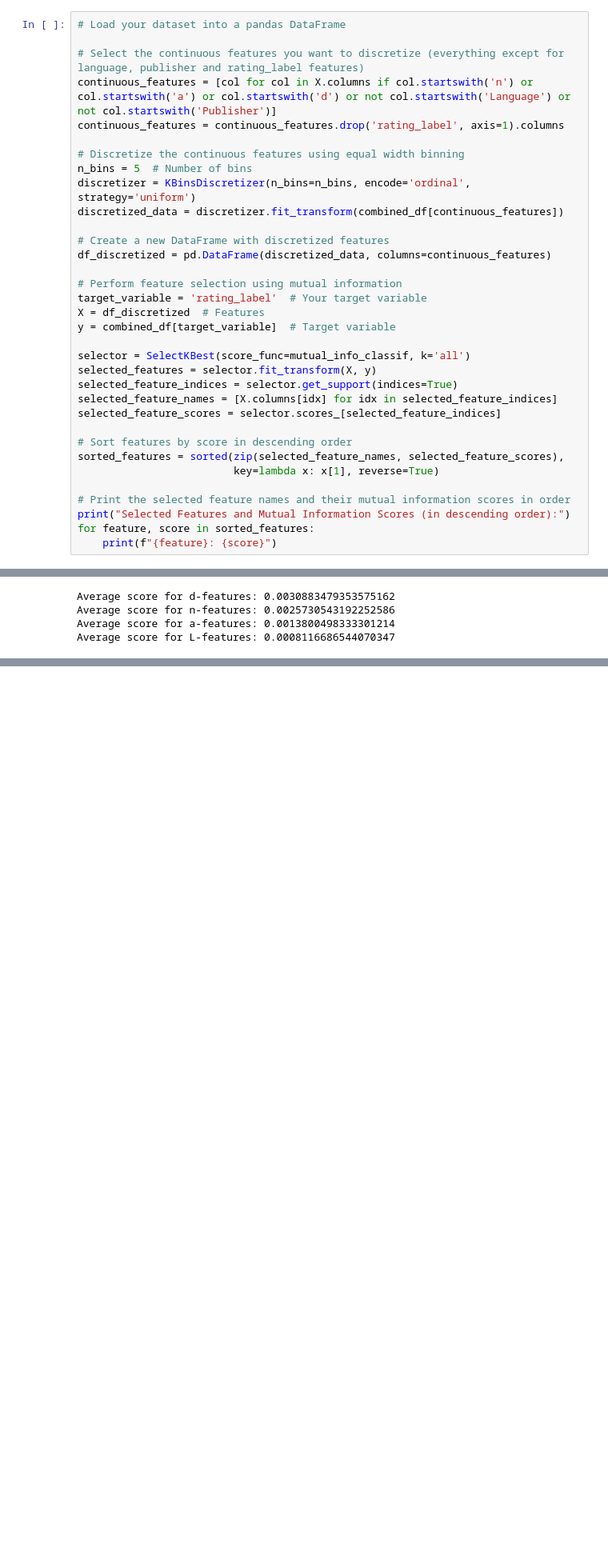
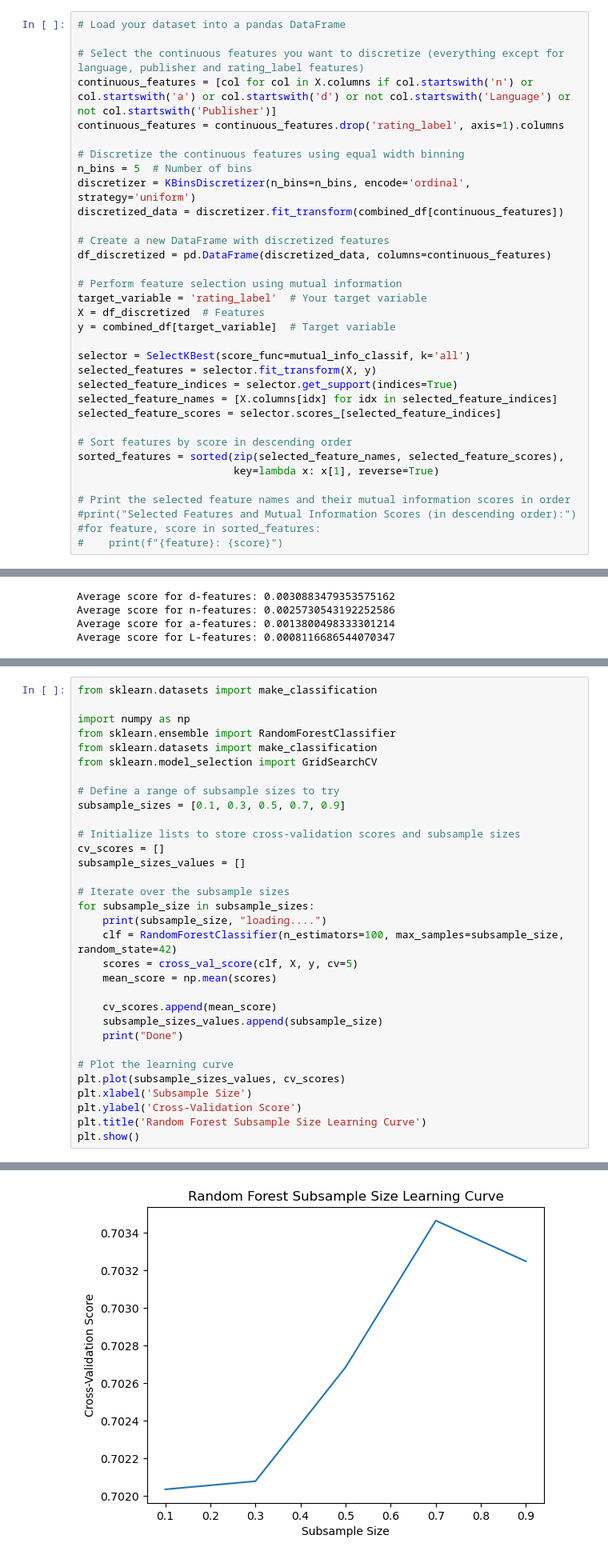
Before and after one commit to lzrobinson/Machine-Learning-Project-2, a Jupyter notebook: randomForest.ipynb, the cells around one changed output, grey strips where cells are left out. Shown at 80% size. Drawn from its saved outputs; the diff is of its cells as text; blank space fills up the shorter version.

```diff
--- a/randomForest.ipynb
+++ b/randomForest.ipynb
@@ -327,7 +339,7 @@ sorted_features = sorted(zip(selected_feature_names, selected_feature_scores),
                          key=lambda x: x[1], reverse=True)
 
 # Print the selected feature names and their mutual information scores in order
-print("Selected Features and Mutual Information Scores (in descending order):")
-for feature, score in sorted_features:
-    print(f"{feature}: {score}")
+#print("Selected Features and Mutual Information Scores (in descending order):")
+#for feature, score in sorted_features:
+#    print(f"{feature}: {score}")
 # %% [output]
@@ -369,0 +420,33 @@ Average score for L-features: 0.0008116686544070347
+# %%
+from sklearn.datasets import make_classification
+
+import numpy as np
+from sklearn.ensemble import RandomForestClassifier
+from sklearn.datasets import make_classification
+from sklearn.model_selection import GridSearchCV
+
+# Define a range of subsample sizes to try
+subsample_sizes = [0.1, 0.3, 0.5, 0.7, 0.9]
+
+# Initialize lists to store cross-validation scores and subsample sizes
+cv_scores = []
+subsample_sizes_values = []
+
+# Iterate over the subsample sizes
+for subsample_size in subsample_sizes:
+    print(subsample_size, "loading....")
+    clf = RandomForestClassifier(n_estimators=100, max_samples=subsample_size, random_state=42)
+    scores = cross_val_score(clf, X, y, cv=5)
+    mean_score = np.mean(scores)
+
+    cv_scores.append(mean_score)
+    subsample_sizes_values.append(subsample_size)
+    print("Done")
+
+# Plot the learning curve
+plt.plot(subsample_sizes_values, cv_scores)
+plt.xlabel('Subsample Size')
+plt.ylabel('Cross-Validation Score')
+plt.title('Random Forest Subsample Size Learning Curve')
+plt.show()
+# %% [output]
@@ -369,0 +463 @@ Average score for L-features: 0.0008116686544070347
+[figure, added]
```
Also changed, not shown: parts of 13 cells of this notebook, 4 other files.
